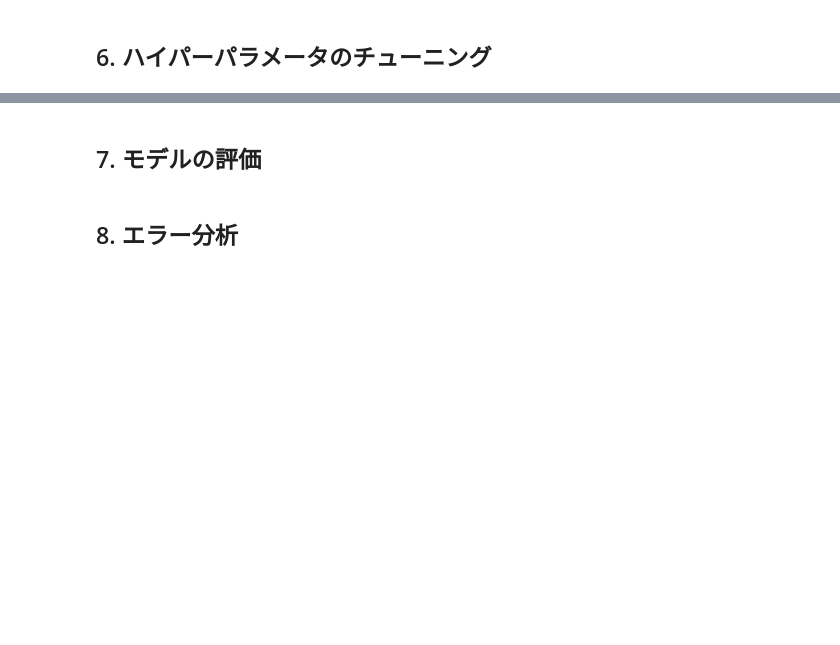
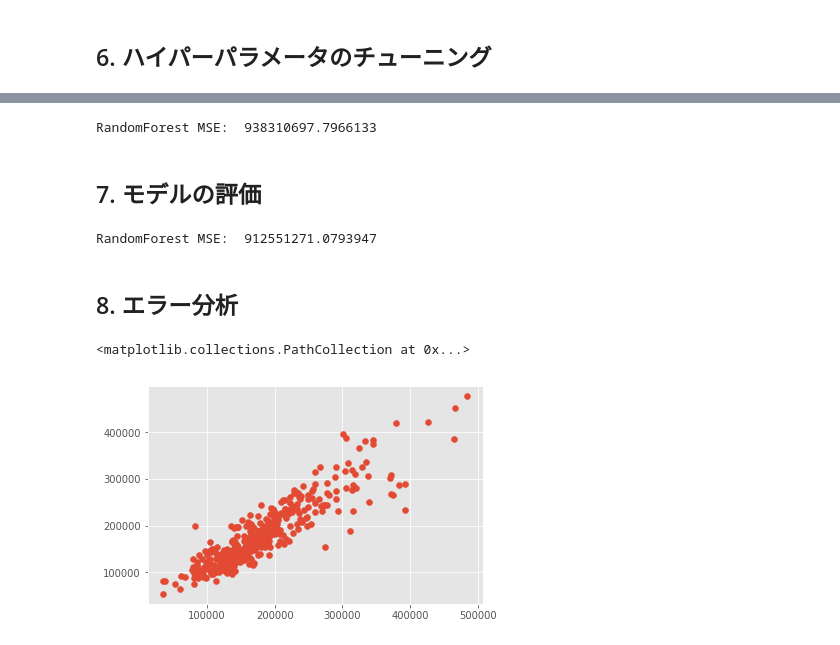
Before and after one commit to kojima0/python1, a Jupyter notebook: Assignment2.ipynb, the cells around one changed output, grey strips where cells are left out. Saved outputs shown, nothing was run; the diff lists cells and outputs as text; code cells hidden in the pictures; blank space fills up the shorter version.

```diff
--- a/Assignment2.ipynb
+++ b/Assignment2.ipynb
@@ -123,0 +122,4 @@ def get_gfs_feature_indices(X, y, features, clf):
+# %%
+# 上記関数を使用して変数増加法を実行し、MSEを算出
+selected_feature_index = \
+get_gfs_feature_indices(X=X_train,y=y_train,features=feature_cols,clf=RandomForestRegressor(random_state=1234))
@@ -130,2 +146,11 @@ def get_gfs_feature_indices(X, y, features, clf):
+# %%
+# チューニング後のランダムフォレストで再びMSEを算出し、精度を確認
+rf = RandomForestRegressor(n_estimators=50,max_depth=50,random_state=1234)
+rf.fit(X_train1[:,selected_feature_index],y_train1)
+y_pred2 = rf.predict(X_train2[:,selected_feature_index])
+rf_mse = mean_squared_error(y_train2,y_pred2)
+print('RandomForest MSE: ',rf_mse)
+# %% [output]
+RandomForest MSE:  938310697.7966133
 # %% [markdown]
 <H2>7. モデルの評価</H2>
@@ -134,4 +157,17 @@ def get_gfs_feature_indices(X, y, features, clf):
+# %%
+# Test dataを用いてMSEを算出し、予測精度を確認
+rf = RandomForestRegressor(n_estimators=50,max_depth=50,random_state=1234)
+rf.fit(X_train[:,selected_feature_index],y_train)
+y_pred_on_test = rf.predict(X_test[:,selected_feature_index])
+rf_mse = mean_squared_error(y_test,y_pred_on_test)
+print('RandomForest MSE: ',rf_mse)
+# %% [output]
+RandomForest MSE:  912551271.0793947
 # %% [markdown]
 <H2>8. エラー分析</H2>
 # %%
 # 横軸：実際の成約価格、縦軸：予測した成約価格で散布図を作成し予測の誤差を確認
+plt.scatter(y_test,y_pred_on_test)
+# %% [output]
+<matplotlib.collections.PathCollection at 0x...>
+[figure, added]
```
Also changed, not shown: parts of 9 cells of this notebook.
